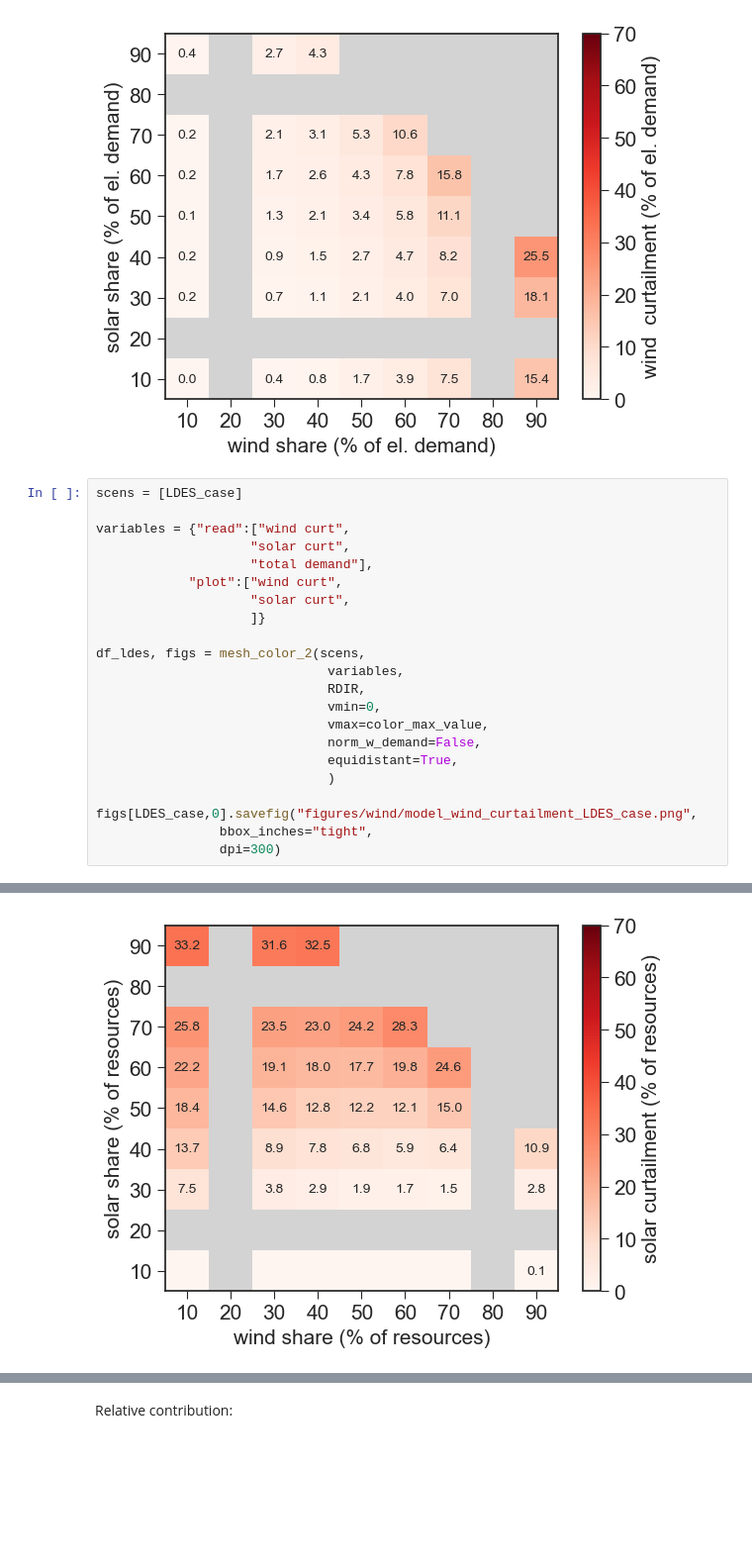
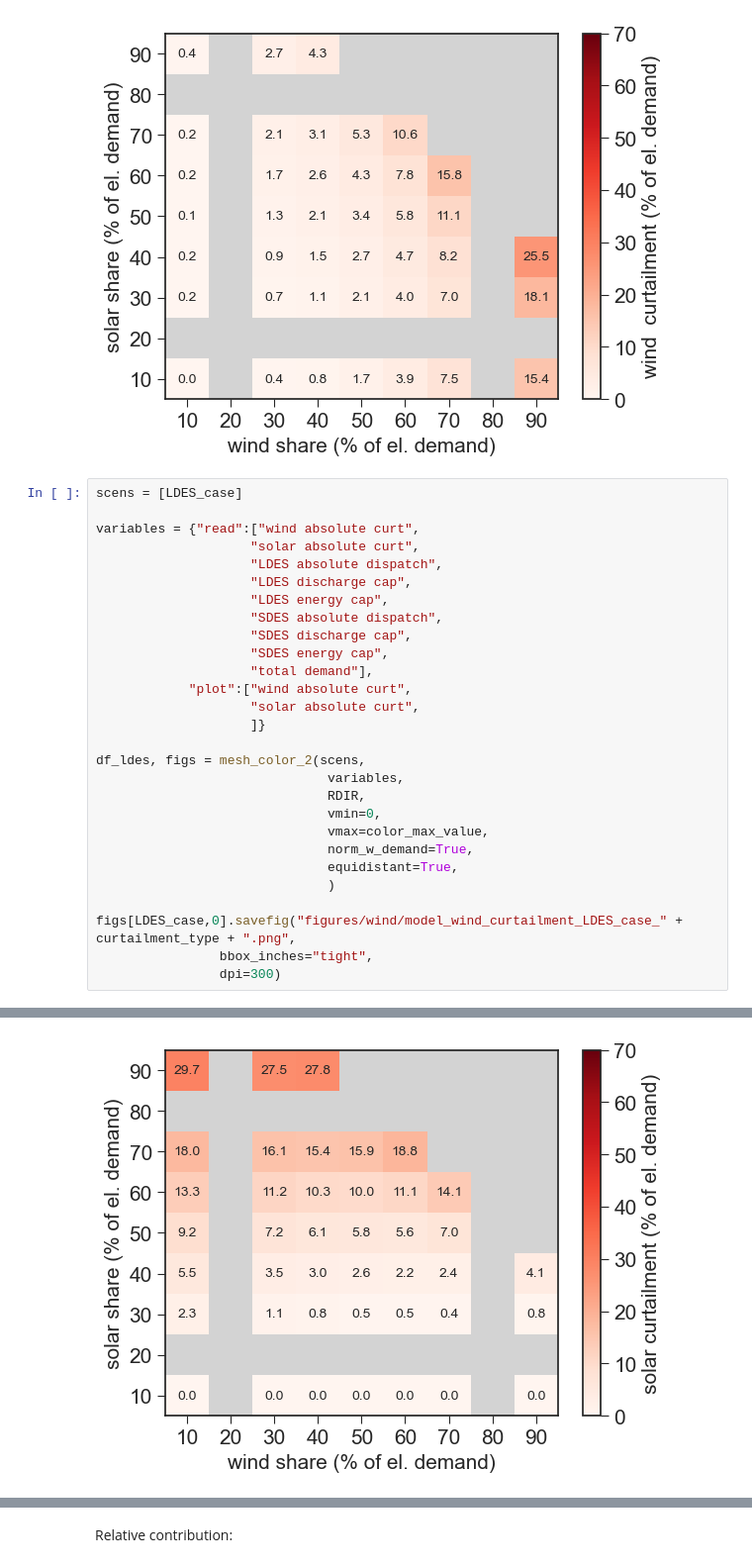
Before and after one commit to ebbekyhl/PyPSA-Eur-Curtailment-Emulator, a Jupyter notebook: test_pypsa_emulator.ipynb, the cells around one changed output, grey strips where cells are left out. Shown at 99% size. Drawn from its saved outputs; the diff is of its cells as text; blank space fills up the shorter version.

```diff
--- a/test_pypsa_emulator.ipynb
+++ b/test_pypsa_emulator.ipynb
@@ -479,11 +483,17 @@ df_ldes, figs = mesh_color_2(scens,
 # %%
 scens = [LDES_case]
 
-variables = {"read":["wind curt",
-                    "solar curt",
+variables = {"read":["wind absolute curt",
+                    "solar absolute curt",
+                    "LDES absolute dispatch",
+                    "LDES discharge cap",
+                    "LDES energy cap",
+                    "SDES absolute dispatch",
+                    "SDES discharge cap",
+                    "SDES energy cap",
                     "total demand"],
-            "plot":["wind curt",
-                    "solar curt",
+            "plot":["wind absolute curt",
+                    "solar absolute curt",
                     ]}
 
 df_ldes, figs = mesh_color_2(scens,
@@ -491,11 +501,11 @@ df_ldes, figs = mesh_color_2(scens,
                               RDIR,
                               vmin=0,
                               vmax=color_max_value,
-                              norm_w_demand=False,
+                              norm_w_demand=True,
                               equidistant=True,
                               )
 
-figs[LDES_case,0].savefig("figures/wind/model_wind_curtailment_LDES_case.png",
+figs[LDES_case,0].savefig("figures/wind/model_wind_curtailment_LDES_case_" + curtailment_type + ".png",
                 bbox_inches="tight",
                 dpi=300)
 # %% [output]
@@ -503 +513 @@ figs[LDES_case,0].savefig("figures/wind/model_wind_curtailment_LDES_case.png",
-[figure, old version]
+[figure, new version]
```
Also changed, not shown: parts of 14 cells of this notebook, 4 other files.
